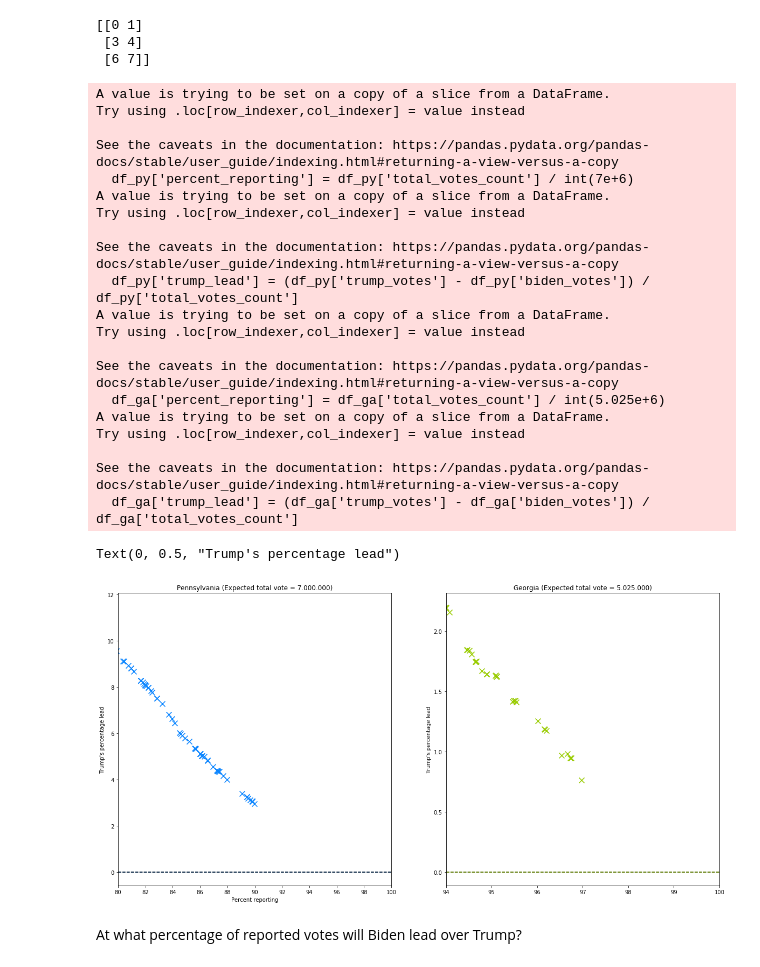
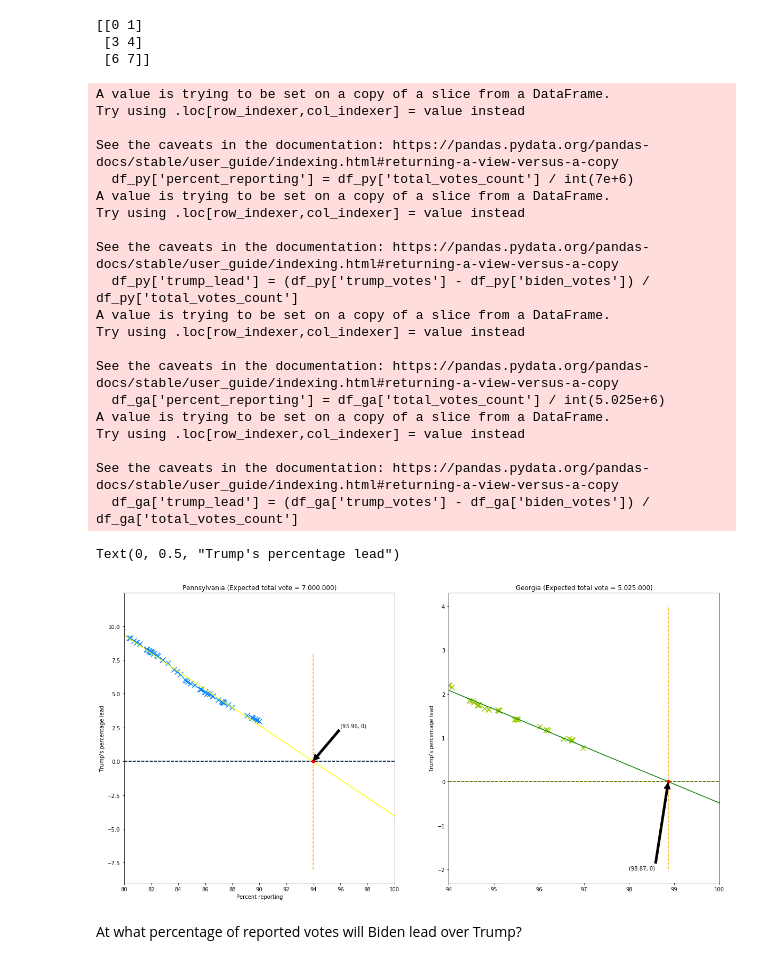
Before and after one commit to qiaw99/WS2020-21, a Jupyter notebook: Machine Learning/U3/Linear_Regression_Trump_vs_Biden.ipynb, the cells around one changed output. Cells and saved outputs as stored; diff of their text form; code cells hidden in the pictures.

```diff
--- a/Machine Learning/U3/Linear_Regression_Trump_vs_Biden.ipynb
+++ b/Machine Learning/U3/Linear_Regression_Trump_vs_Biden.ipynb
@@ -114,7 +114,6 @@ y = df_ga['trump_lead'].to_numpy()
 linear_ga = LinearRegression(0,0).fit(X, y)
 
 #################################################################################################################
-
 fig, ax = plt.subplots(1, 2, figsize=(20, 10))
 ax[0].scatter(df_py['percent_reporting'] * 100, df_py['trump_lead'] * 100, marker='x', s=100, color=Colors.blue.value)
 x = np.linspace(0.8, 1, 100).reshape([-1,1])
@@ -127,6 +126,16 @@ ax[0].plot(x * 100, y * 100, linestyle='--', color=Colors.darkblue.value)
 ax[0].hlines(y=0, xmin=80, xmax=100, linestyle='--', color='black')
 ax[0].set_title('Pennsylvania (Expected total vote = 7.000.000)')
 
+w1 = linear_py.w
+b1 = linear_py.b
+ax[0].plot(x * 100, w1 * x * 100 + b1*100,"yellow")
+ax[0].plot((0 - b1) / w1 * 100, 0, 'ro')
+ax[0].vlines(x=(0 - b1) / w1 * 100, ymin=-8, ymax=8, linestyle='--', color='orange')
+ax[0].annotate('(93.96, 0)', xy=((0 - b1) / w1 * 100, 0), xytext=(96, 2.5),
+            xycoords='data',
+            arrowprops=dict(facecolor='black', shrink=0.01)
+            )
+
 #################################################################################################################
 
 ax[1].scatter(df_ga['percent_reporting'] * 100, df_ga['trump_lead'] * 100, marker='x', s=100, color=Colors.green.value)
@@ -137,34 +146,44 @@ ax[1].set_xticks(range(94, 101, 1))
 ax[1].plot(x * 100, y * 100, linestyle='--', color=Colors.darkgreen.value)
 ax[1].hlines(y=0, xmin=94, xmax=100, linestyle='--', color='black')
 ax[1].set_title('Georgia (Expected total vote = 5.025.000)')
 
+w2 = linear_ga.w
+b2 = linear_ga.b
+ax[1].plot(x * 100, w2 * x * 100 + b2*100,"green")
+ax[1].plot((0 - b2) / w2 * 100, 0, 'ro')
+ax[1].vlines(x=(0 - b2) / w2 * 100, ymin=-2, ymax=4, linestyle='--', color='orange')
+ax[1].annotate('(98.87, 0)', xy=((0 - b2) / w2 * 100, 0), xytext=(96, -1),
+            xycoords='data',
+            arrowprops=dict(facecolor='black', shrink=0.01)
+            )
+
 ax[0].set_xlabel("Percent reporting")
 ax[0].set_ylabel("Trump's percentage lead")
 ax[1].set_ylabel("Trump's percentage lead")
 # plt.savefig('trump_lead.svg', transparent=True)
 # %% [output]
 A value is trying to be set on a copy of a slice from a DataFrame.
 Try using .loc[row_indexer,col_indexer] = value instead
 
 See the caveats in the documentation: https://pandas.pydata.org/pandas-docs/stable/user_guide/indexing.html#returning-a-view-versus-a-copy
   df_py['percent_reporting'] = df_py['total_votes_count'] / int(7e+6)
 A value is trying to be set on a copy of a slice from a DataFrame.
 Try using .loc[row_indexer,col_indexer] = value instead
 
 See the caveats in the documentation: https://pandas.pydata.org/pandas-docs/stable/user_guide/indexing.html#returning-a-view-versus-a-copy
   df_py['trump_lead'] = (df_py['trump_votes'] - df_py['biden_votes']) / df_py['total_votes_count']
 A value is trying to be set on a copy of a slice from a DataFrame.
 Try using .loc[row_indexer,col_indexer] = value instead
 
 See the caveats in the documentation: https://pandas.pydata.org/pandas-docs/stable/user_guide/indexing.html#returning-a-view-versus-a-copy
   df_ga['percent_reporting'] = df_ga['total_votes_count'] / int(5.025e+6)
 A value is trying to be set on a copy of a slice from a DataFrame.
 Try using .loc[row_indexer,col_indexer] = value instead
 
 See the caveats in the documentation: https://pandas.pydata.org/pandas-docs/stable/user_guide/indexing.html#returning-a-view-versus-a-copy
   df_ga['trump_lead'] = (df_ga['trump_votes'] - df_ga['biden_votes']) / df_ga['total_votes_count']
 Text(0, 0.5, "Trump's percentage lead")
-[figure, old version]
+[figure, new version]
 # %% [markdown]
 At what percentage of reported votes will Biden lead over Trump?
 # %%
```
